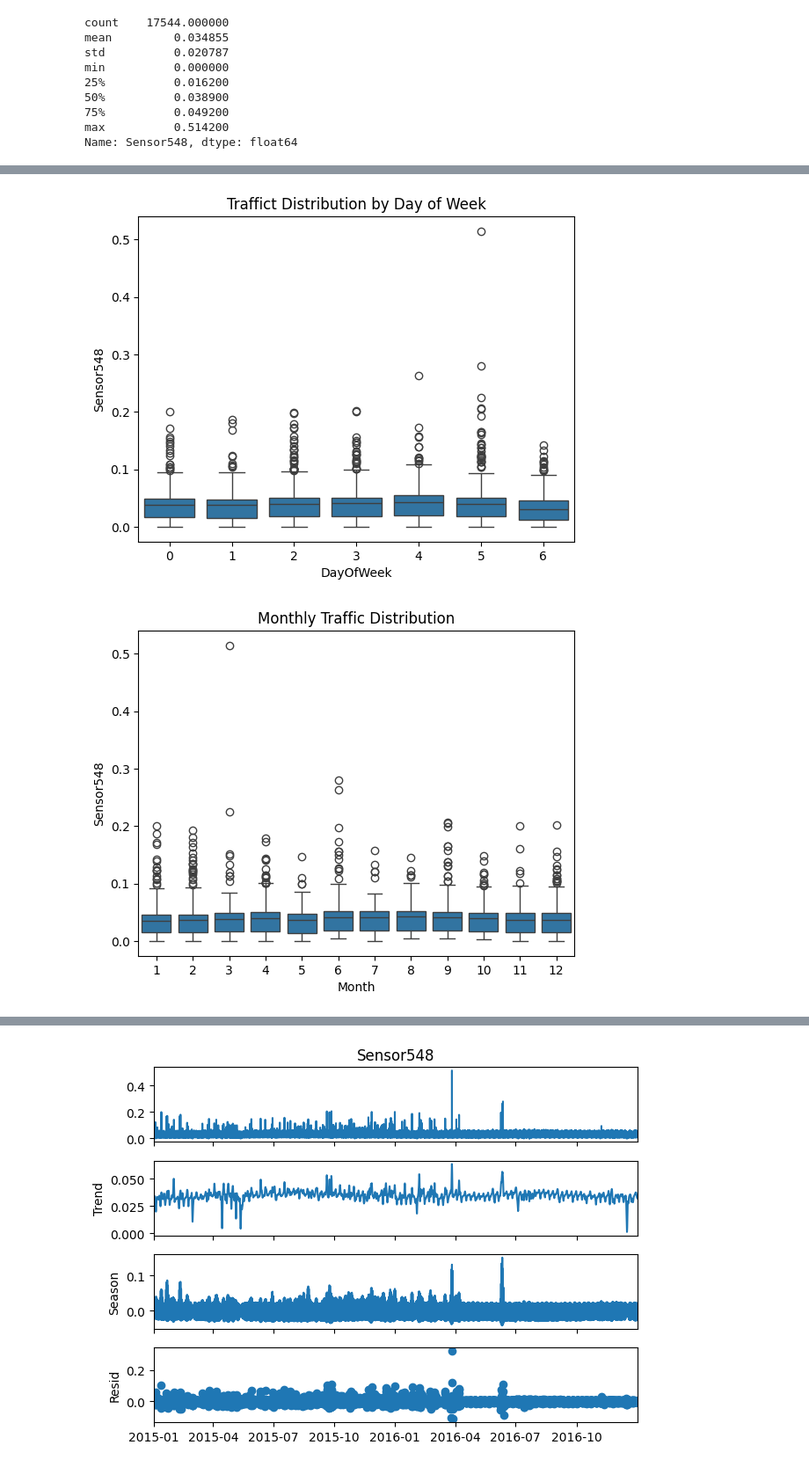
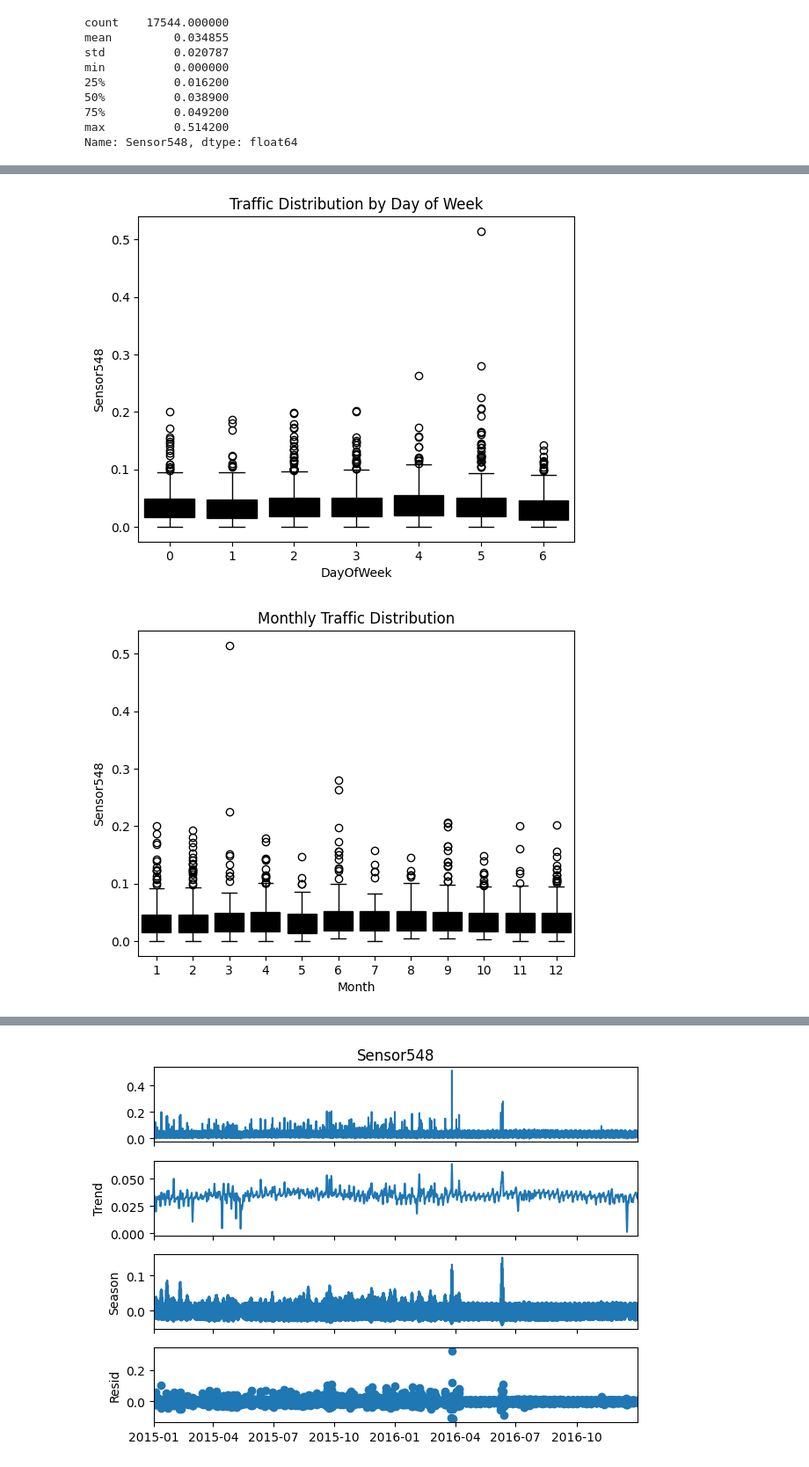
Before and after one commit to FernandaCladera/Forecasting, a Jupyter notebook: forecast.ipynb, the cells around one changed output, grey strips where cells are left out. Shown at 88% size. Drawn from its saved outputs; the diff is of its cells as text; code cells hidden in the pictures.

```diff
--- a/forecast.ipynb
+++ b/forecast.ipynb
@@ -15,7 +15,7 @@ from statsmodels.tsa.statespace.sarimax import SARIMAX
 from sklearn.metrics import mean_squared_error
 from statsmodels.tsa.stattools import acf
 # %%
-df= pd.read_csv('Forecasting/Data/Traffic_data.csv')
+df= pd.read_csv('Data/Traffic_data.csv')
 df= df[['Time','Sensor548']]
 df.columns
 df.info()
@@ -104,13 +104,13 @@ df.groupby('Hour')['Sensor548'].mean().plot(title='Avg Traffic by Hour')
 # %%
-sns.boxplot(x='DayOfWeek',y='Sensor548',data=df.reset_index())
-plt.title("Traffict Distribution by Day of Week")
+sns.boxplot(x='DayOfWeek', y='Sensor548', data=df.reset_index(), color='black')
+plt.title("Traffic Distribution by Day of Week")
 plt.show()
 # %% [output]
-[figure, old version]
+[figure, new version]
 # %%
-sns.boxplot(x='Month',y='Sensor548', data=df.reset_index())
+sns.boxplot(x='Month', y='Sensor548', data=df.reset_index(), color='black')
 plt.title('Monthly Traffic Distribution')
 plt.show()
 # %% [output]
-[figure, old version]
+[figure, new version]
 # %%
```
Also changed, not shown: parts of 9 cells of this notebook, 17 other files.
